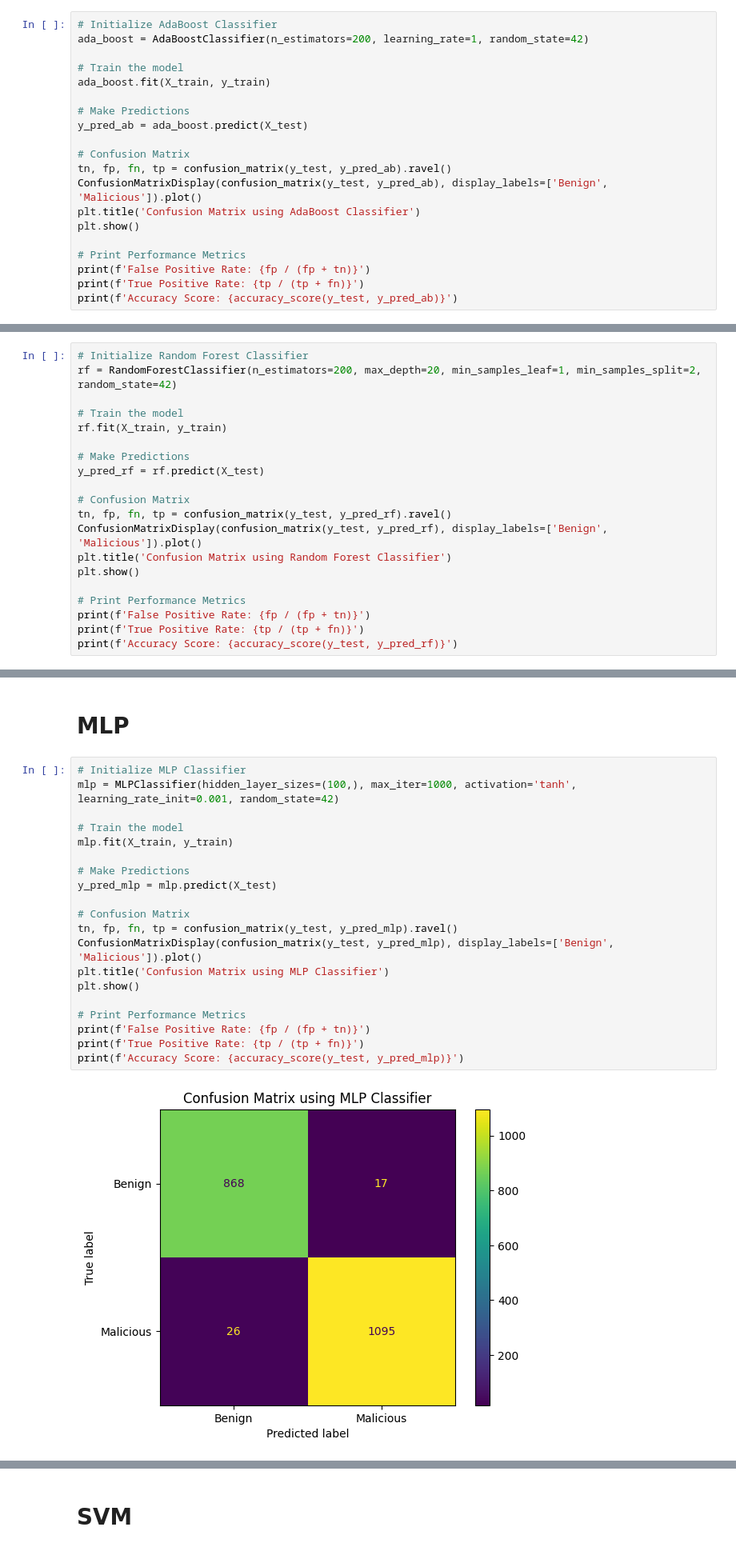
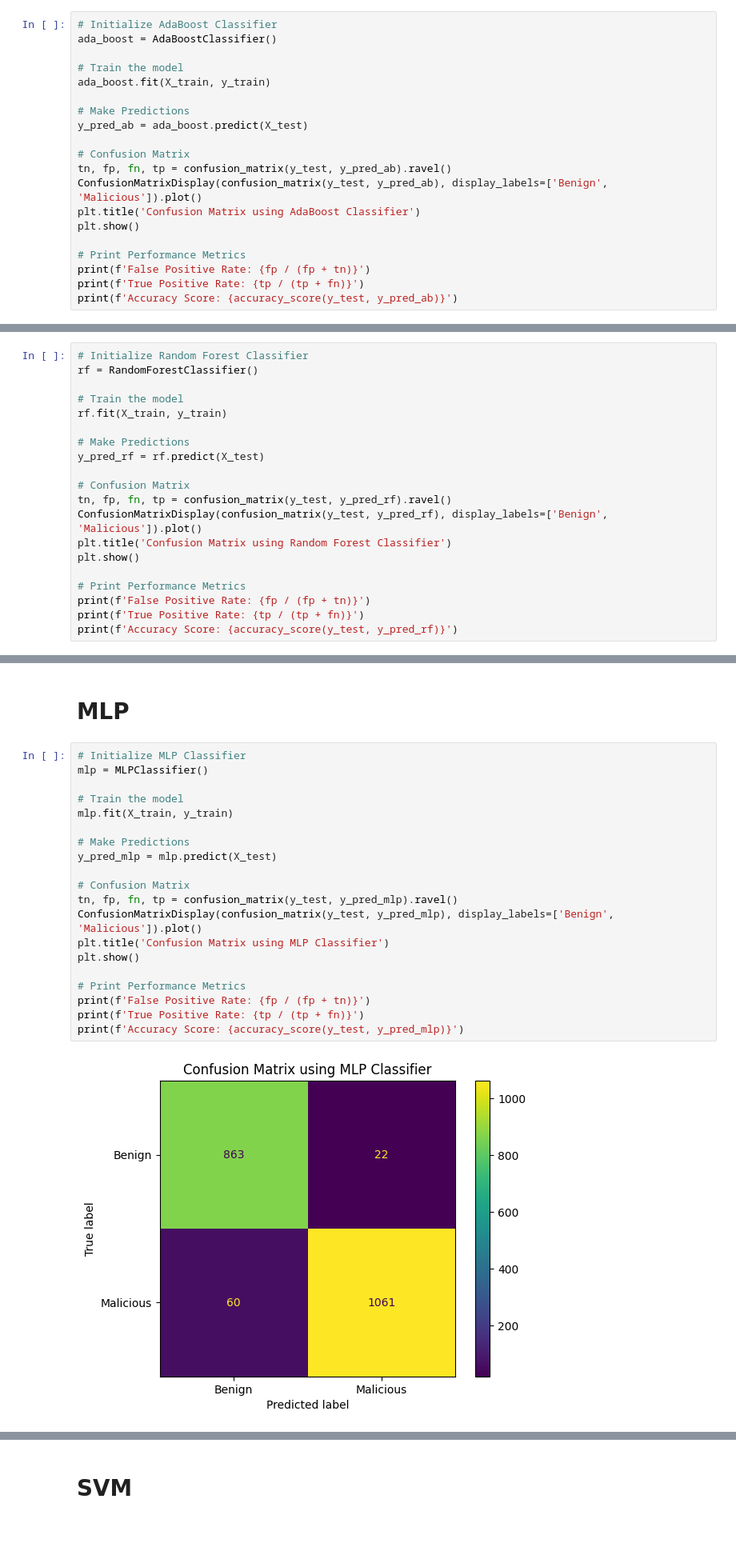
Before and after one commit to HimanS1708/CS658_Project, a Jupyter notebook: Model/final_original.ipynb, the cells around one changed output, grey strips where cells are left out. Shown at 80% size. Saved outputs shown, nothing was run; the diff lists cells and outputs as text.

```diff
--- a/Model/final_original.ipynb
+++ b/Model/final_original.ipynb
@@ -431,7 +389,7 @@ X_train, X_test, y_train, y_test = train_test_split(X, y, test_size=0.2, random_
 # AdaBoost
 # %%
 # Initialize AdaBoost Classifier
-ada_boost = AdaBoostClassifier(n_estimators=200, learning_rate=1, random_state=42)
+ada_boost = AdaBoostClassifier()
 
 # Train the model
 ada_boost.fit(X_train, y_train)
@@ -486,7 +416,7 @@ Accuracy Score: 0.9910269192422732
 # **RandomForest**
 # %%
 # Initialize Random Forest Classifier
-rf = RandomForestClassifier(n_estimators=200, max_depth=20, min_samples_leaf=1, min_samples_split=2, random_state=42)
+rf = RandomForestClassifier()
 
 # Train the model
 rf.fit(X_train, y_train)
@@ -679,23 +583,23 @@ Accuracy Score: 0.991688829787234
 # **MLP**
 # %%
 # Initialize MLP Classifier
-mlp = MLPClassifier(hidden_layer_sizes=(100,), max_iter=1000, activation='tanh', learning_rate_init=0.001, random_state=42)
+mlp = MLPClassifier()
 
 # Train the model
 mlp.fit(X_train, y_train)
 
 # Make Predictions
 y_pred_mlp = mlp.predict(X_test)
 
 # Confusion Matrix
 tn, fp, fn, tp = confusion_matrix(y_test, y_pred_mlp).ravel()
 ConfusionMatrixDisplay(confusion_matrix(y_test, y_pred_mlp), display_labels=['Benign', 'Malicious']).plot()
 plt.title('Confusion Matrix using MLP Classifier')
 plt.show()
 
 # Print Performance Metrics
 print(f'False Positive Rate: {fp / (fp + tn)}')
 print(f'True Positive Rate: {tp / (tp + fn)}')
 print(f'Accuracy Score: {accuracy_score(y_test, y_pred_mlp)}')
 # %% [output]
-[figure, old version]
+[figure, new version]
```
Also changed, not shown: parts of 53 cells of this notebook, 9 other files.
